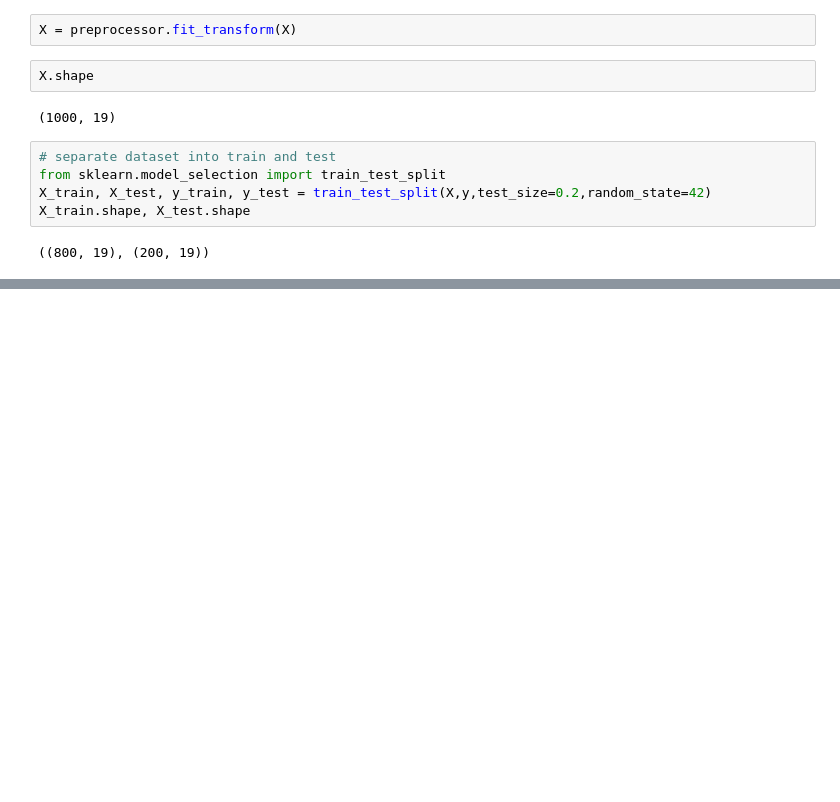
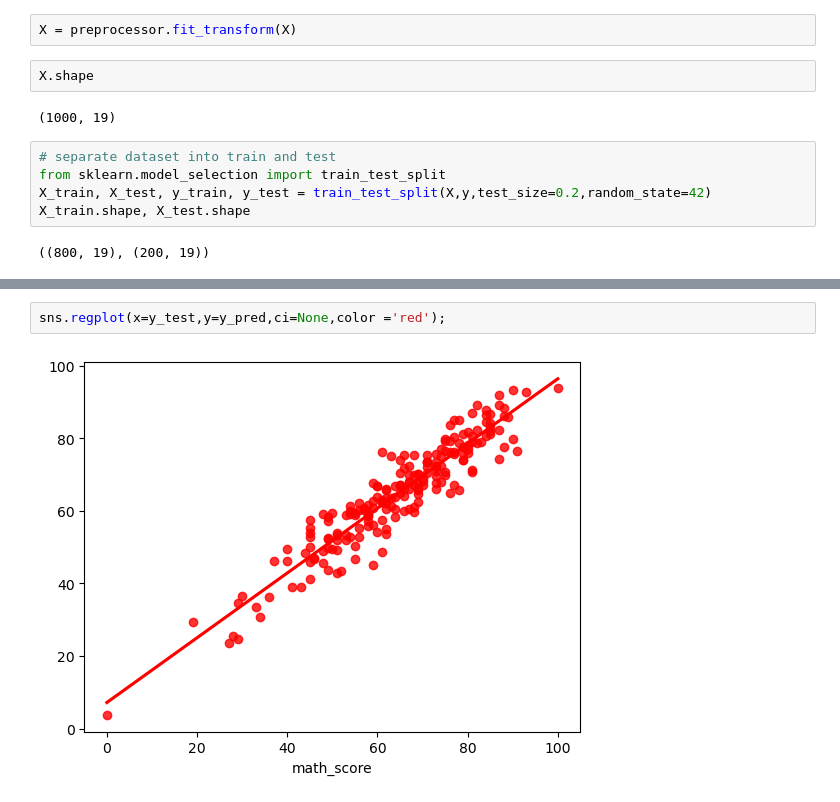
Before and after one commit to MustafaAkolawala/Performance-evaluation-system, a Jupyter notebook: notebooks/model_training.ipynb, the cells around one changed output, grey strips where cells are left out. Drawn from its saved outputs; the diff is of its cells as text; blank space fills up the shorter version.

```diff
--- a/notebooks/model_training.ipynb
+++ b/notebooks/model_training.ipynb
@@ -70,0 +174,4 @@ X_train.shape, X_test.shape
+# %%
+sns.regplot(x=y_test,y=y_pred,ci=None,color ='red');
+# %% [output]
+[figure, added]
```
Also changed, not shown: parts of 11 cells of this notebook.
